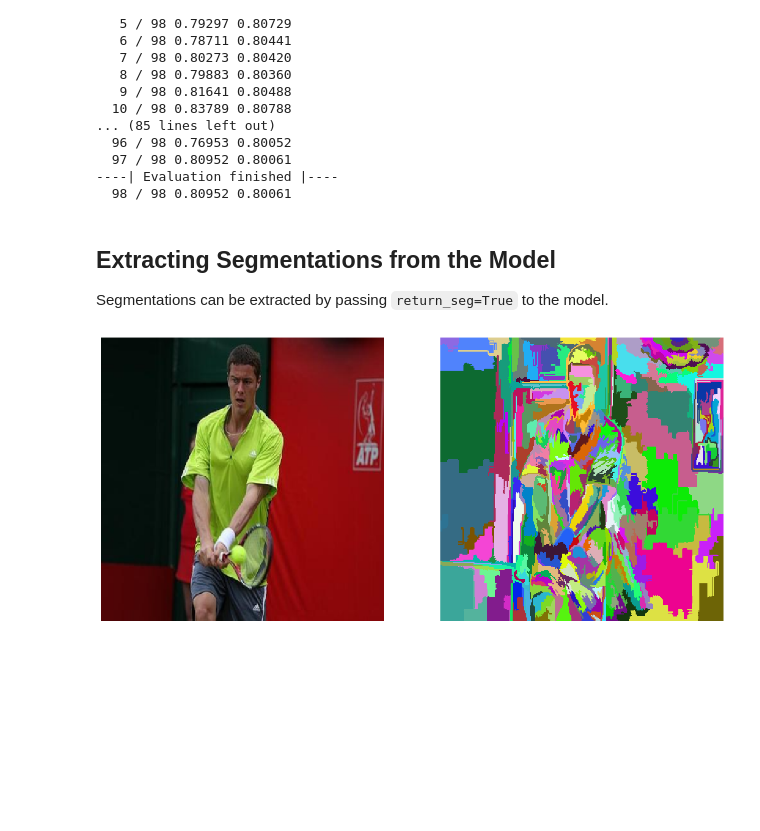
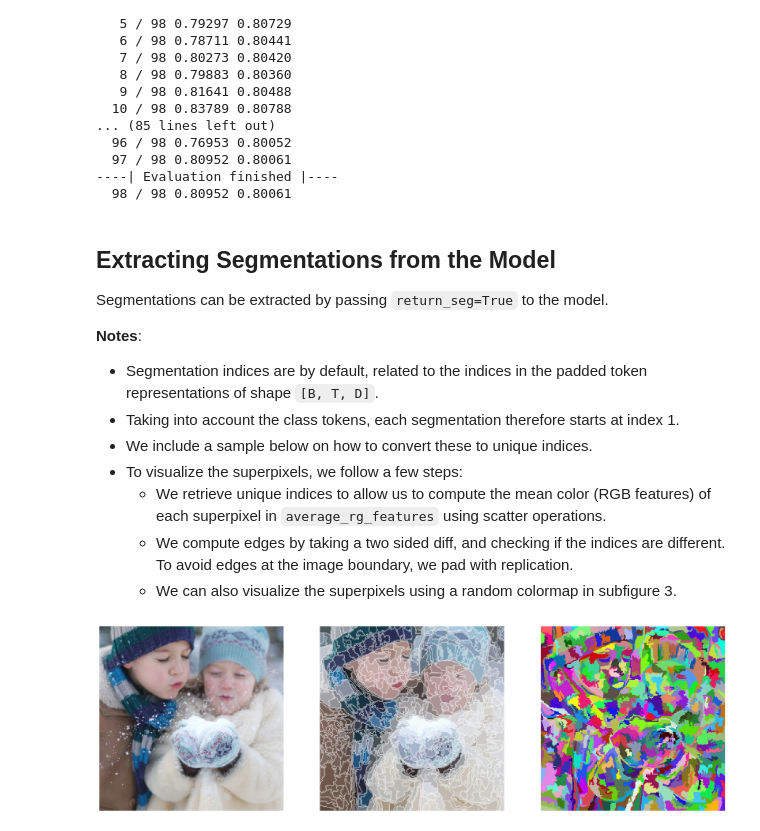
Before and after one commit to dsb-ifi/SPiT, a Jupyter notebook: notebooks/eval_in1k.ipynb, the cells around one changed output. Cells and saved outputs as stored; diff of their text form; code cells hidden in the pictures; blank space fills up the shorter version.

Commit message:
Add mean color and edges in superpixel visualization.

```diff
--- a/notebooks/eval_in1k.ipynb
+++ b/notebooks/eval_in1k.ipynb
@@ -120,16 +120,72 @@ print(f'{i+1:4d}', '/', len(dataloader), f'{acc:7.5f}', f'{np.mean(accs):7.5f}')
 ## Extracting Segmentations from the Model
 
 Segmentations can be extracted by passing `return_seg=True` to the model.
+
+**Notes**:
+- Segmentation indices are by default, related to the indices in the padded token representations of shape `[B, T, D]`.
+- Taking into account the class tokens, each segmentation therefore starts at index 1.
+- We include a sample below on how to convert these to unique indices.
+- To visualize the superpixels, we follow a few steps:
+  - We retrieve unique indices to allow us to compute the mean color (RGB features) of each superpixel in `average_rg_features` using scatter operations.
+  - We compute edges by taking a two sided diff, and checking if the indices are different. To avoid edges at the image boundary, we pad with replication.
+  - We can also visualize the superpixels using a random colormap in subfigure 3.
 # %%
 # Test superpixel segmentation
 torch.cuda.empty_cache()
 
 with torch.no_grad():
-    out, seg = cur_model(img, return_seg=True)
+    out, seg = cur_model(img.to(device), return_seg=True)
 
-fig, ax = plt.subplots(1, 2, figsize=(16,8))
-ax[0].matshow(img.cpu().permute(0,2,3,1)[16])
-ax[1].matshow(seg.cpu()[16], cmap=cmap)
+B, H, W = seg.shape
+
+# Compute edges for visualization
+edges = (
+    (F.pad(
+        seg.view(B,H,W),
+        (0,0,0,1),
+        'replicate'
+    ).diff(1,-2) != 0) |
+    (F.pad(
+        seg.view(B,H,W),
+        (0,1,0,0),
+        'replicate'
+    ).diff(1,-1) != 0)
+)
+edges |= (
+    (F.pad(
+        seg.view(B,H,W),
+        (0,0,1,0),
+        'replicate'
+    ).diff(1,-2) != 0) |
+    (F.pad(
+        seg.view(B,H,W),
+        (1,0,0,0),
+        'replicate'
+    ).diff(1,-1) != 0)
+)
+
+# Remove cls token indices and generate unique segmentation indices per batch
+bcs = seg.view(seg.shape[0],-1).max(-1).values
+shift = bcs.cumsum(-1) - bcs
+seg = seg + shift.view(-1,1,1)
+
+avg_rgb_features = (
+    seg.new_zeros(seg.max().item() + 1, 3, dtype=img.dtype)
+        .scatter_reduce_(0, seg.view(-1,1).expand(-1,3), img.to(seg.device).permute(0,2,3,1).reshape(B*H*W, -1), 'mean')
+)[seg]
+color = torch.tensor([1.,1,1])[:,None,None]
+sample_index = 34
+alpha = 0.5
+fig, ax = plt.subplots(1, 3, figsize=(24,8))
+ax[0].matshow(img.cpu().permute(0,2,3,1)[sample_index])
+ax[1].matshow(avg_rgb_features.cpu()[sample_index])
+ax[1].matshow(
+    torch.cat([
+        edges.new_ones(3,H,W) * color.to(edges.device),
+        edges[sample_index, None].float() * alpha
+    ], 0).permute(1,2,0).cpu()
+)
+ax[2].matshow(seg.cpu()[sample_index], cmap=cmap)
 for a in ax.flatten(): a.axis('off')
 # %% [output]
-[figure, old version]
+[figure, new version]
```
